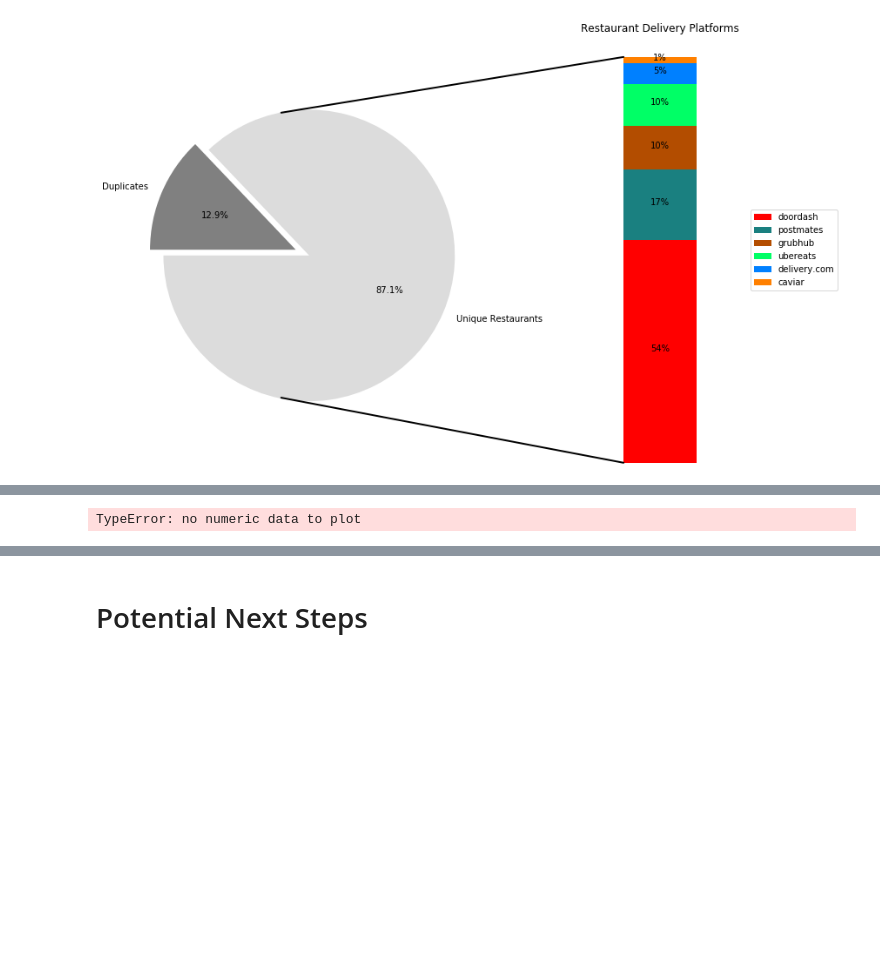
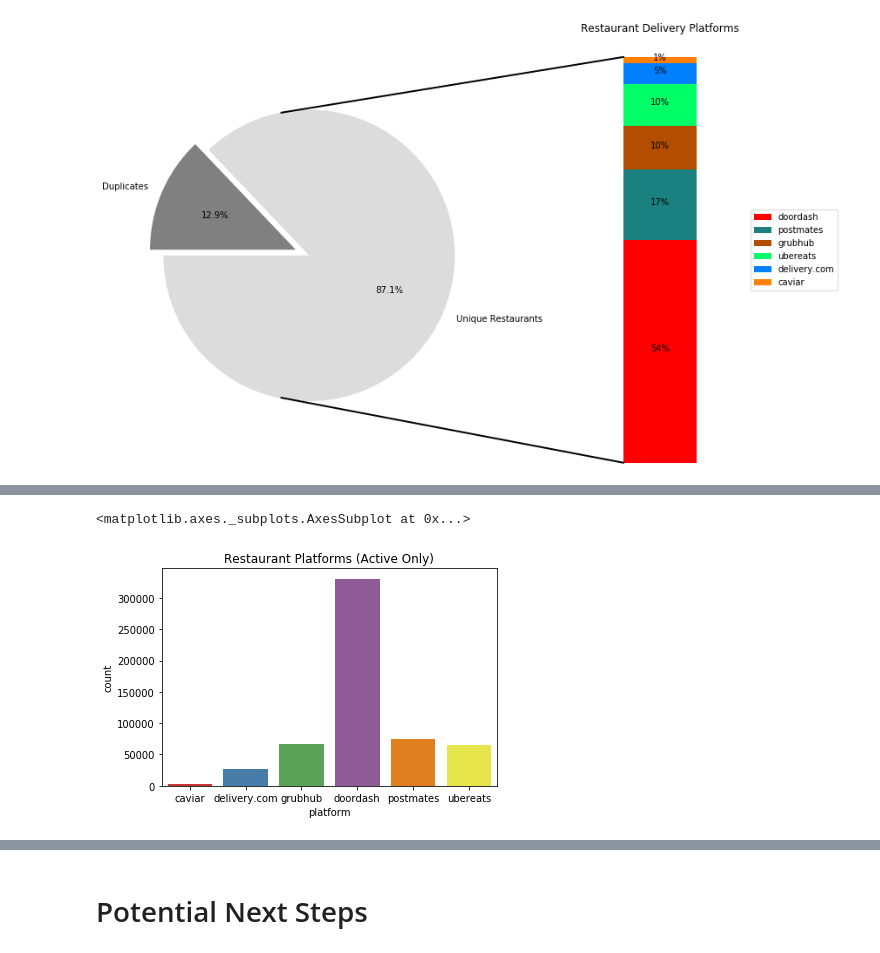
Before and after one commit to Junxchung/Estimating-the-Size-of-the-Online-Food-Ordering-Market, a Jupyter notebook: Otter Case Study Challenge.ipynb, the cells around one changed output, grey strips where cells are left out. Saved outputs shown, nothing was run; the diff lists cells and outputs as text; code cells hidden in the pictures; blank space fills up the shorter version.

```diff
--- a/Otter Case Study Challenge.ipynb
+++ b/Otter Case Study Challenge.ipynb
@@ -1620,8 +1640,9 @@ Name: duplicate, dtype: int64
 # %%
-### bar graph of active restaurants and the platforms they exist on
-
-data[['platform']].plot.bar()
-plt.show()
+# count plot of active restaurants and the platforms they exist on
+fig6 = sns.countplot(x = 'platform', data = active_data, palette = 'Set1')
+fig6.set_title('Restaurant Platforms (Active Only)')
+fig6
 # %% [output]
-TypeError: no numeric data to plot
+<matplotlib.axes._subplots.AxesSubplot at 0x...>
+[figure, added]
 # %%
```
Also changed, not shown: parts of 9 cells of this notebook.
